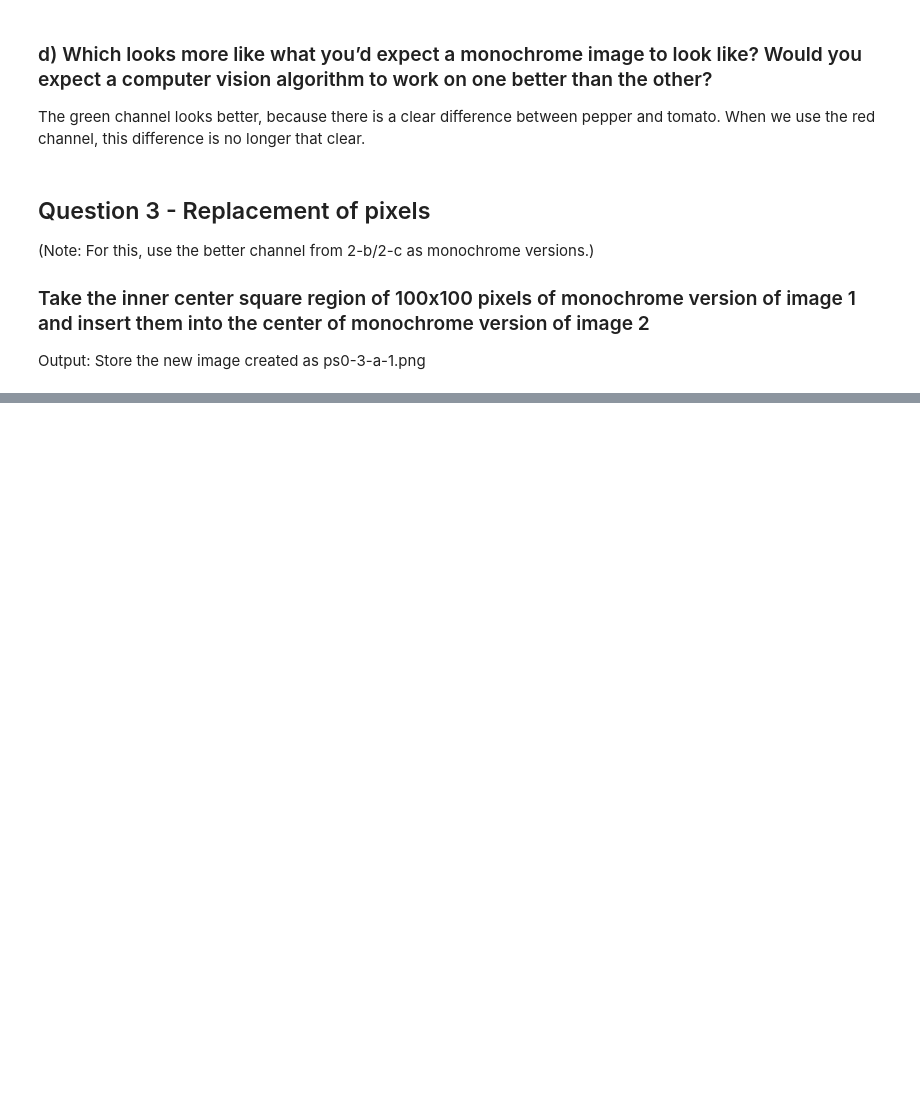
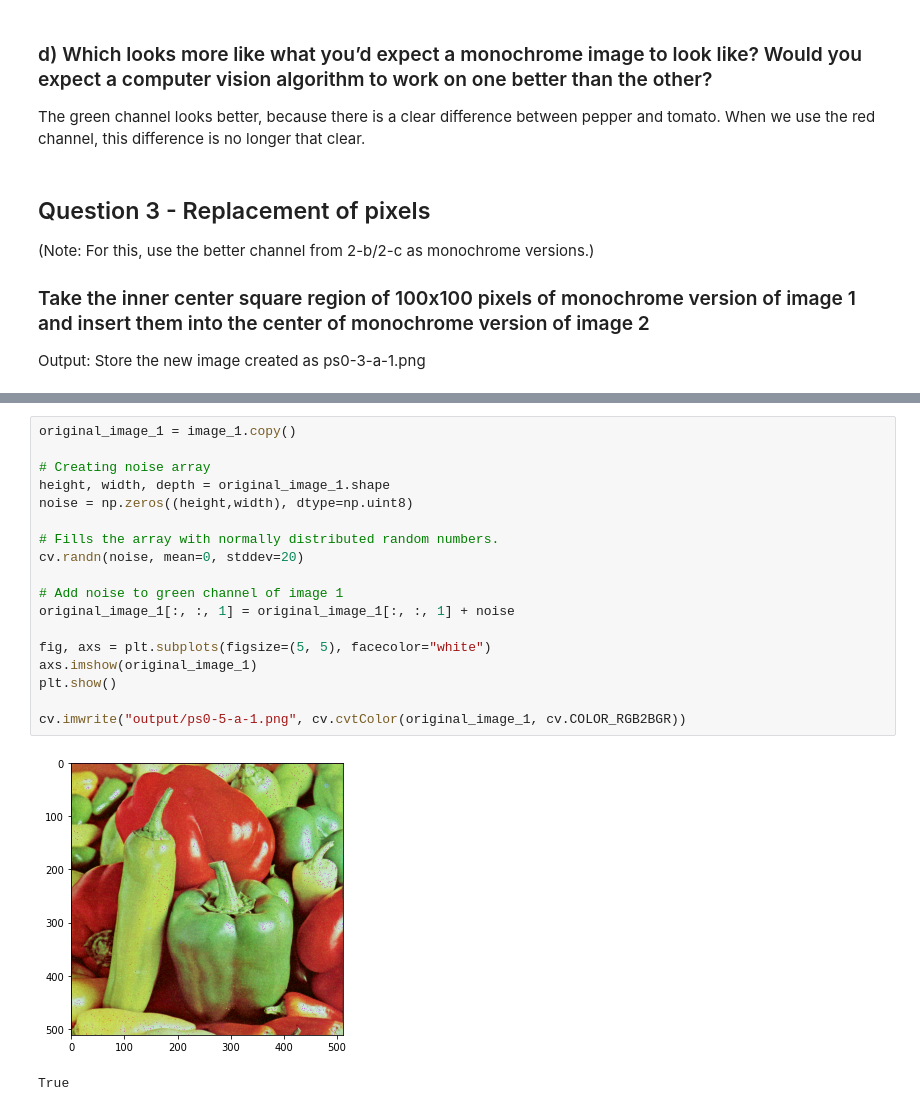
Before and after one commit to Joaom123/udacity-introduction-to-computer-vision, a Jupyter notebook: ps0/ps0.ipynb, the cells around one changed output, grey strips where cells are left out. Saved outputs shown, nothing was run; the diff lists cells and outputs as text; blank space fills up the shorter version.

```diff
--- a/ps0/ps0.ipynb
+++ b/ps0/ps0.ipynb
@@ -102,0 +179,21 @@ True
+# %%
+original_image_1 = image_1.copy()
+
+# Creating noise array
+height, width, depth = original_image_1.shape
+noise = np.zeros((height,width), dtype=np.uint8)
+
+# Fills the array with normally distributed random numbers.
+cv.randn(noise, mean=0, stddev=20)
+
+# Add noise to green channel of image 1
+original_image_1[:, :, 1] = original_image_1[:, :, 1] + noise
+
+fig, axs = plt.subplots(figsize=(5, 5), facecolor="white")
+axs.imshow(original_image_1)
+plt.show()
+
+cv.imwrite("output/ps0-5-a-1.png", cv.cvtColor(original_image_1, cv.COLOR_RGB2BGR))
+# %% [output]
+[figure, added]
+True
```
Also changed, not shown: parts of 14 cells of this notebook, 5 other files.
